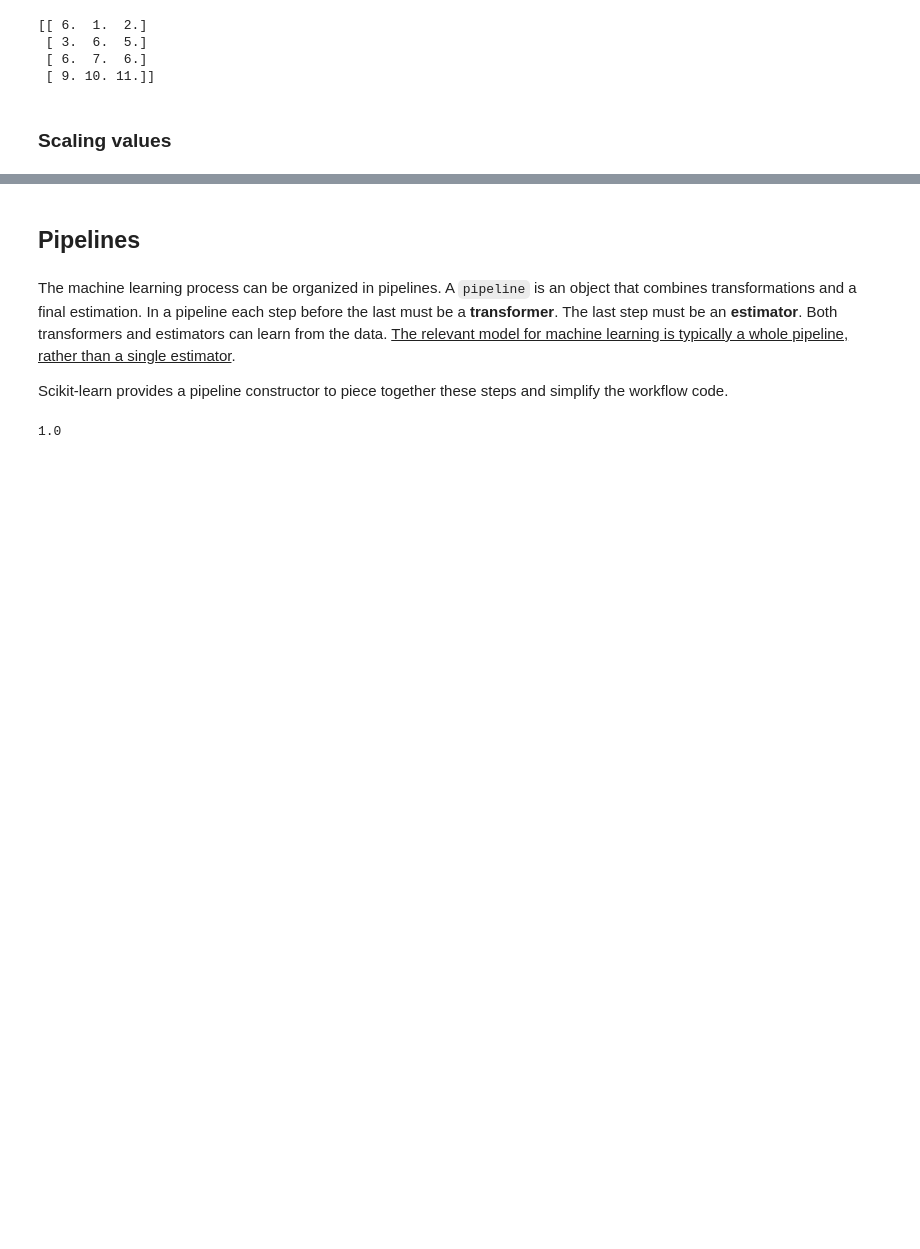
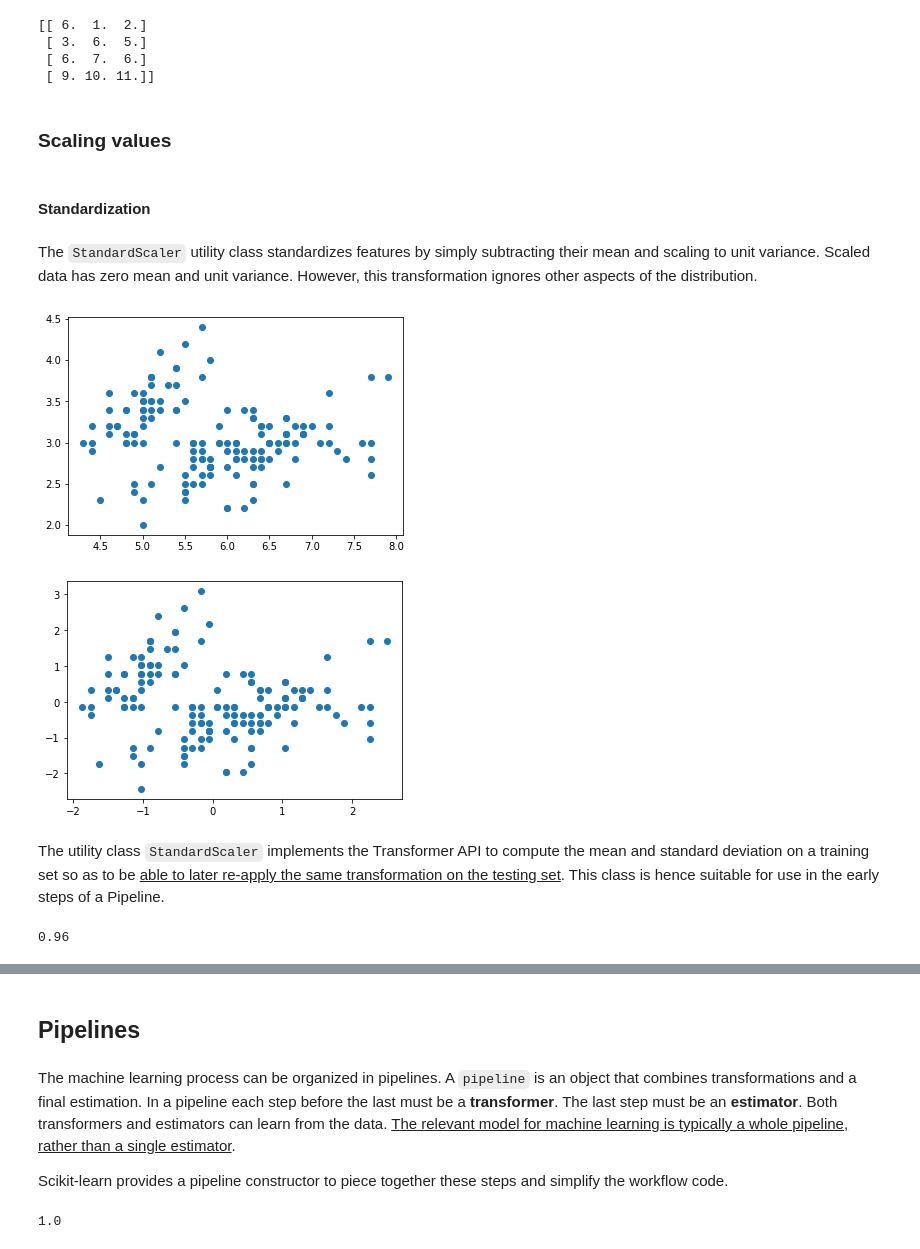
Before and after one commit to macrosynergy/macrosynergy, a Jupyter notebook: notebooks/skl/skl_processing.ipynb, the cells around one changed output, grey strips where cells are left out. Cells and saved outputs as stored; diff of their text form; code cells hidden in the pictures; blank space fills up the shorter version.

```diff
--- a/notebooks/skl/skl_processing.ipynb
+++ b/notebooks/skl/skl_processing.ipynb
@@ -52,0 +54,27 @@ X_scaled = scale(iris_X)  # default standardization
+# %% [markdown]
+#### Standardization
+# %% [markdown]
+The `StandardScaler` utility class standardizes features by simply subtracting their mean and scaling to unit variance. Scaled data has zero mean and unit variance. However, this transformation ignores other aspects of the distribution.
+# %%
+from sklearn.preprocessing import StandardScaler
+scaled_X = StandardScaler().fit_transform(iris_X)  # transformation method
+ax = plt.scatter(iris_X[:, 0], iris_X[:, 1])
+plt.show()
+plt.scatter(scaled_X[:, 0], scaled_X[:, 1])
+plt.show()
+# %% [output]
+[figure, added]
+[figure, added]
+# %% [markdown]
+The utility class `StandardScaler` implements the Transformer API to compute the mean and standard deviation on a training set so as to be <u>able to later re-apply the same transformation on the testing set</u>. This class is hence suitable for use in the early steps of a Pipeline.
+# %%
+from sklearn.datasets import make_classification  # generates random n-class classification set
+from sklearn.pipeline import make_pipeline  # shorthand for Pipeline constructor that does not take names
+
+X, y = make_classification(random_state=42)
+X_train, X_test, y_train, y_test = train_test_split(X, y, random_state=42)
+pipe = make_pipeline(StandardScaler(), LogisticRegression())
+pipe.fit(X_train, y_train)  # apply scaling on training data
+pipe.score(X_test, y_test)  # apply scaling on testing data, without leaking training data.
+# %% [output]
+0.96
```
Also changed, not shown: parts of 10 cells of this notebook, 6 other files.
